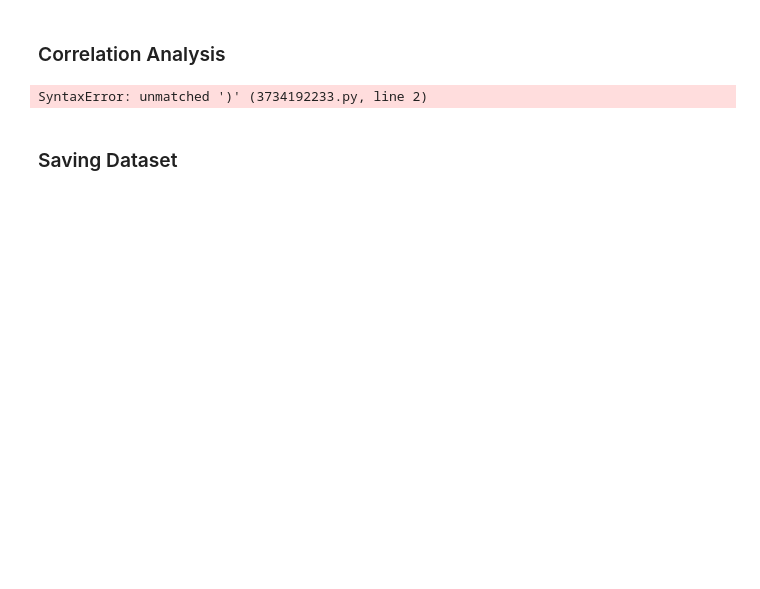
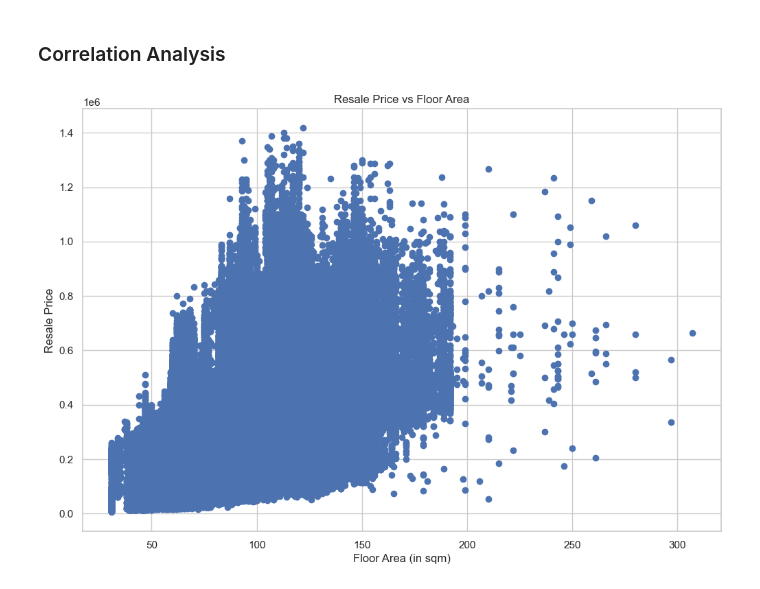
Before and after one commit to kkinmunn/is4303_hdbresale, a Jupyter notebook: eda/eda.ipynb, the cells around one changed output. Saved outputs shown, nothing was run; the diff lists cells and outputs as text; code cells hidden in the pictures; blank space fills up the shorter version.

Commit message:
add correlation analysis

```diff
--- a/eda/eda.ipynb
+++ b/eda/eda.ipynb
@@ -375,10 +377,2 @@ memory usage: 121.1+ MB
 # %% [markdown]
 ### Correlation Analysis
-# %%
-# Correlation Matrix
-sns.heatmap(data_hdb_raw.corr(), cmap='YlGnBu'), annot = True, annot_kws={"size":5}))
-plt.show()
-# %% [output]
-SyntaxError: unmatched ')' (3734192233.py, line 2)
-# %% [markdown]
-### Saving Dataset
@@ -387,0 +379,16 @@ data_hdb_raw.to_csv('../dataset/data_hdb_cleaned', index = False)
+# %%
+# Finding Correlation between Numerical Features
+
+# resale price vs floor area
+# correlation coefficient
+data_hdb_raw[['resale_price','floor_area_sqm']].corr()
+
+# scatterplot
+plt.figure(figsize=(12,8))
+plt.scatter(data_hdb_raw['floor_area_sqm'], data_hdb_raw['resale_price'])
+plt.xlabel('Floor Area (in sqm)')
+plt.ylabel('Resale Price')
+plt.title('Resale Price vs Floor Area')
+plt.show()
+# %% [output]
+[figure, added]
```
Also changed, not shown: parts of 13 cells of this notebook.
